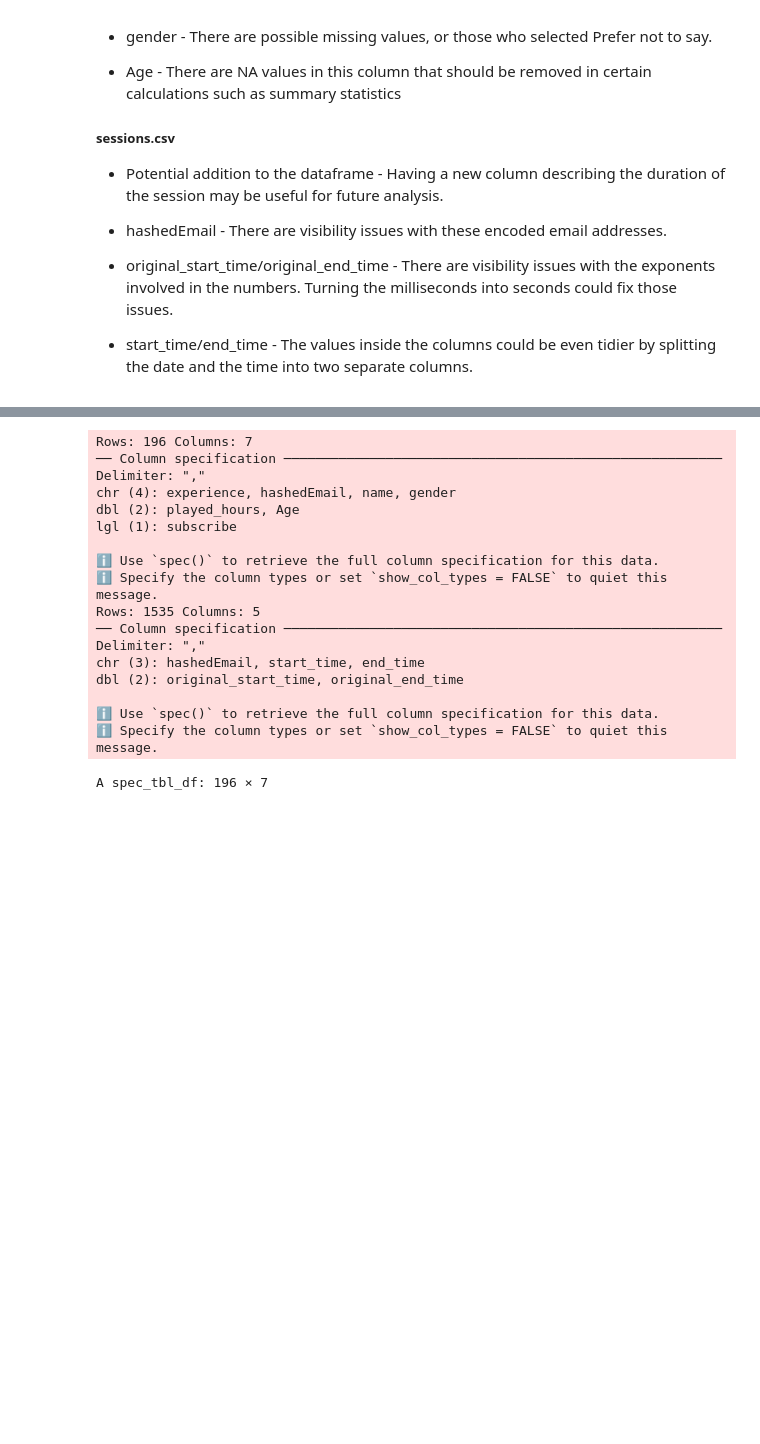
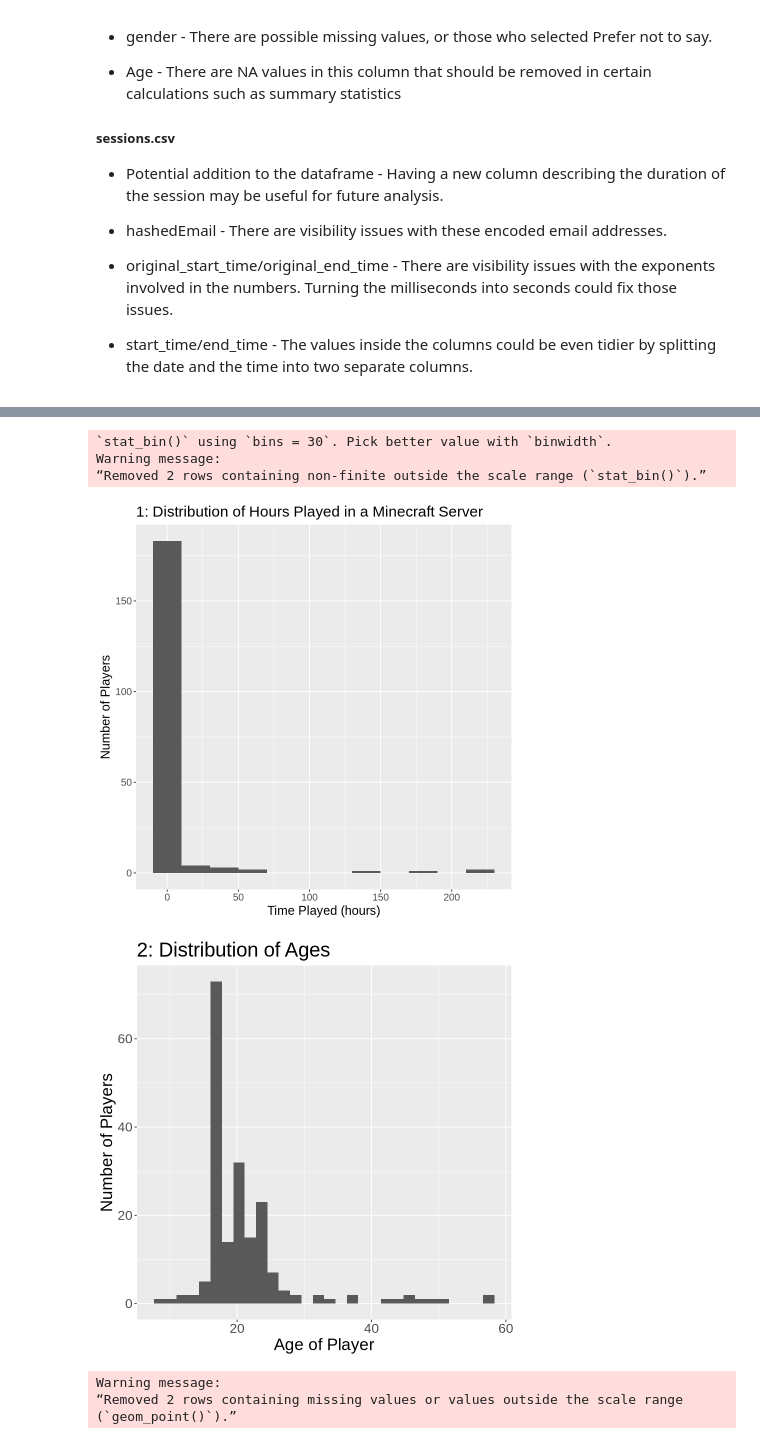
Before and after one commit to saclovessoup/dsci-100-project, a Jupyter notebook: Individual_Planning.ipynb, the cells around one changed output, grey strips where cells are left out. Drawn from its saved outputs; the diff is of its cells as text; code cells hidden in the pictures; blank space fills up the shorter version.

Commit message:
changed my graphs
Changed my graphs to be relevant to the specific question, described them. Methods will be done soon....

```diff
--- a/Individual_Planning.ipynb
+++ b/Individual_Planning.ipynb
@@ -125,44 +168,34 @@ player_mean_values <- players |> summarize(avg_hours_played = mean(played_hours,
 # %%
-# Getting the datasets into tidy data
-players <- read_csv("players.csv")
-sessions <- read_csv("sessions.csv")
+
+# 1. visualizing the distribution of hours played for all players
+hours_played_viz <- players |> ggplot(aes(x = played_hours)) + geom_histogram(binwidth = 20) + labs(x = "Time Played (hours)", y = "Number of Players") +
+ggtitle("1: Distribution of Hours Played in a Minecraft Server") + theme(text = element_text(size = 15))
+
+# 2. visualizing the distribution of the age of all players
+age_viz <- players |> ggplot(aes(x = Age)) + geom_histogram() + labs(x = "Age of Player", y = "Number of Players") +
+ggtitle("2: Distribution of Ages") + theme(text = element_text(size = 20))
+
+# 3. visualizting how many players are subscribed and not subscribed
+sub_viz <- players |> ggplot(aes(x = subscribe)) + geom_bar() + labs(x = "Subscribed (True or False)", y = "Number of Players") +
+ggtitle("3: Comparing the Number of Players Subscribed vs Not Subscribed") + theme(text = element_text(size = 20))
 
 
-
-# visualizing the distribution of hours played for all players
-hours_played_viz <- players |> ggplot(aes(x = played_hours)) + geom_histogram() + labs(x = "Time Played (hours)", y = "Number of Players") +
-ggtitle("Distribution of Hours Played in a Minecraft Server") + theme(text = element_text(size = 20))
-
-# visualizing the distribution of the age of all players
-age_viz <- players |> ggplot(aes(x = Age)) + geom_histogram() + labs(x = "Age of Player", y = "Number of Players") +
-ggtitle("Distribution of Ages") + theme(text = element_text(size = 20))
-
-# visualizting the distribution of Players' experience
-exp_viz <- players |> ggplot(aes(x = experience)) + geom_bar() + labs(x = "Experience Level Described", y = "Number of Players") +
-ggtitle("Distribution of Experience Levels") + theme(text = element_text(size = 20))
+# 4. visualizing the relationship between age and played hours
+scatterplot_two_explanatory_variables <- players |> ggplot(aes(x = Age, y = played_hours, color = subscribe )) +
+geom_point() + labs(x = "Age (years)", y = "Hours Played", color = "Subscribed (True or False)") +
+ggtitle("4: Relationship between Age, Played Hours, and Subscription") + theme(text = element_text(size = 10))
 
 
-# visualizing the proportion of Players who are subscribed and their gender
-sub_viz <- players |> ggplot(aes(x = subscribe, fill = gender)) + geom_bar(position = "fill") + labs(x = "Subscribed (True or False)", y = "Proportion of Gender") +
-ggtitle("Distribution of Players' Gender who are Subscribed and Who are Not")
-
-players
+hours_played_viz
+age_viz
+sub_viz
+scatterplot_two_explanatory_variables
 # %% [output]
-Rows: 196 Columns: 7
-── Column specification ────────────────────────────────────────────────────────
-Delimiter: ","
-chr (4): experience, hashedEmail, name, gender
-dbl (2): played_hours, Age
-lgl (1): subscribe
-
-ℹ Use `spec()` to retrieve the full column specification for this data.
-ℹ Specify the column types or set `show_col_types = FALSE` to quiet this message.
-Rows: 1535 Columns: 5
-── Column specification ────────────────────────────────────────────────────────
-Delimiter: ","
-chr (3): hashedEmail, start_time, end_time
-dbl (2): original_start_time, original_end_time
-
-ℹ Use `spec()` to retrieve the full column specification for this data.
-ℹ Specify the column types or set `show_col_types = FALSE` to quiet this message.
+`stat_bin()` using `bins = 30`. Pick better value with `binwidth`.
+Warning message:
+“Removed 2 rows containing non-finite outside the scale range (`stat_bin()`).”
+[figure, added]
+[figure, added]
-A spec_tbl_df: 196 × 7
+Warning message:
+“Removed 2 rows containing missing values or values outside the scale range
+(`geom_point()`).”
```
Also changed, not shown: parts of 5 cells of this notebook.
